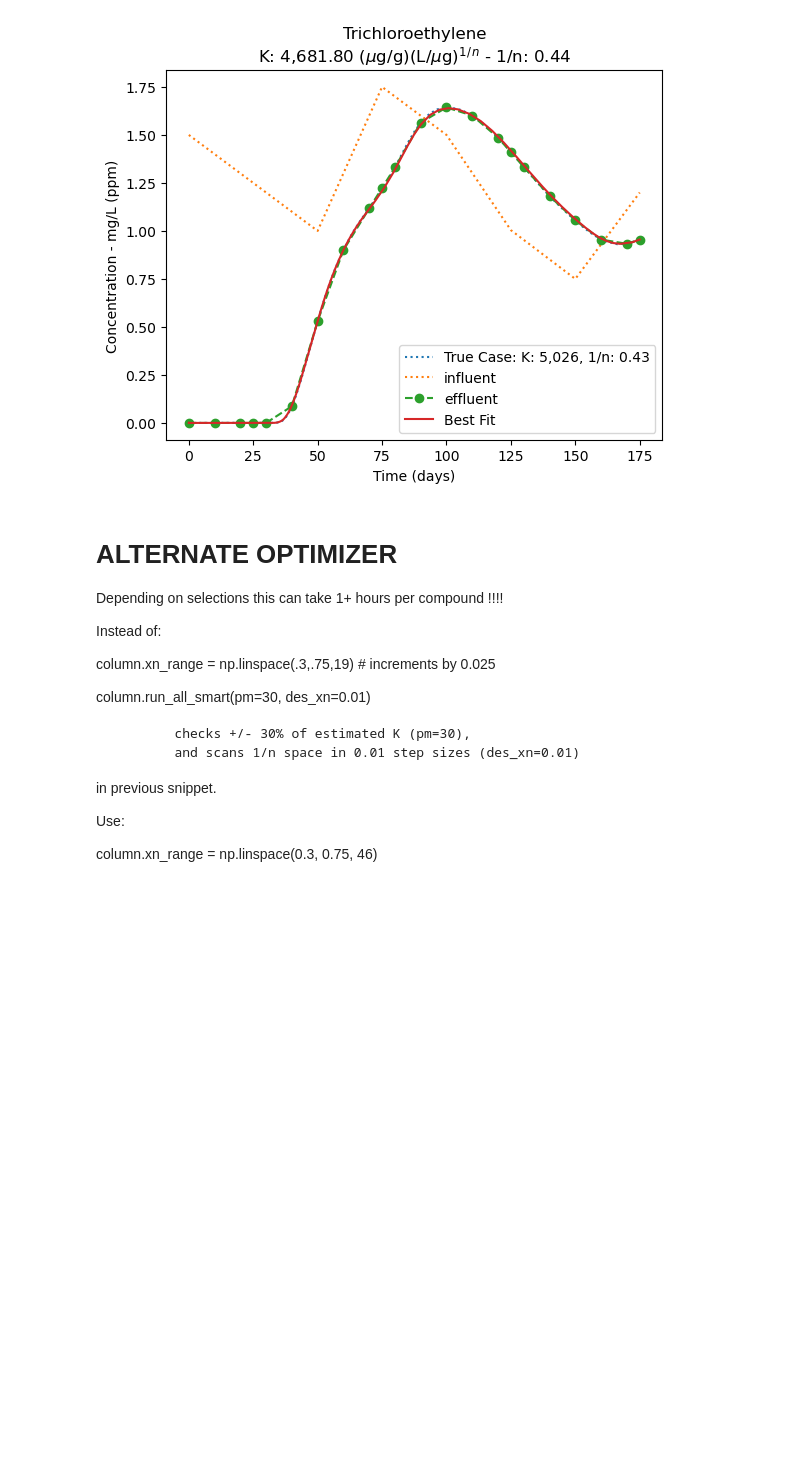
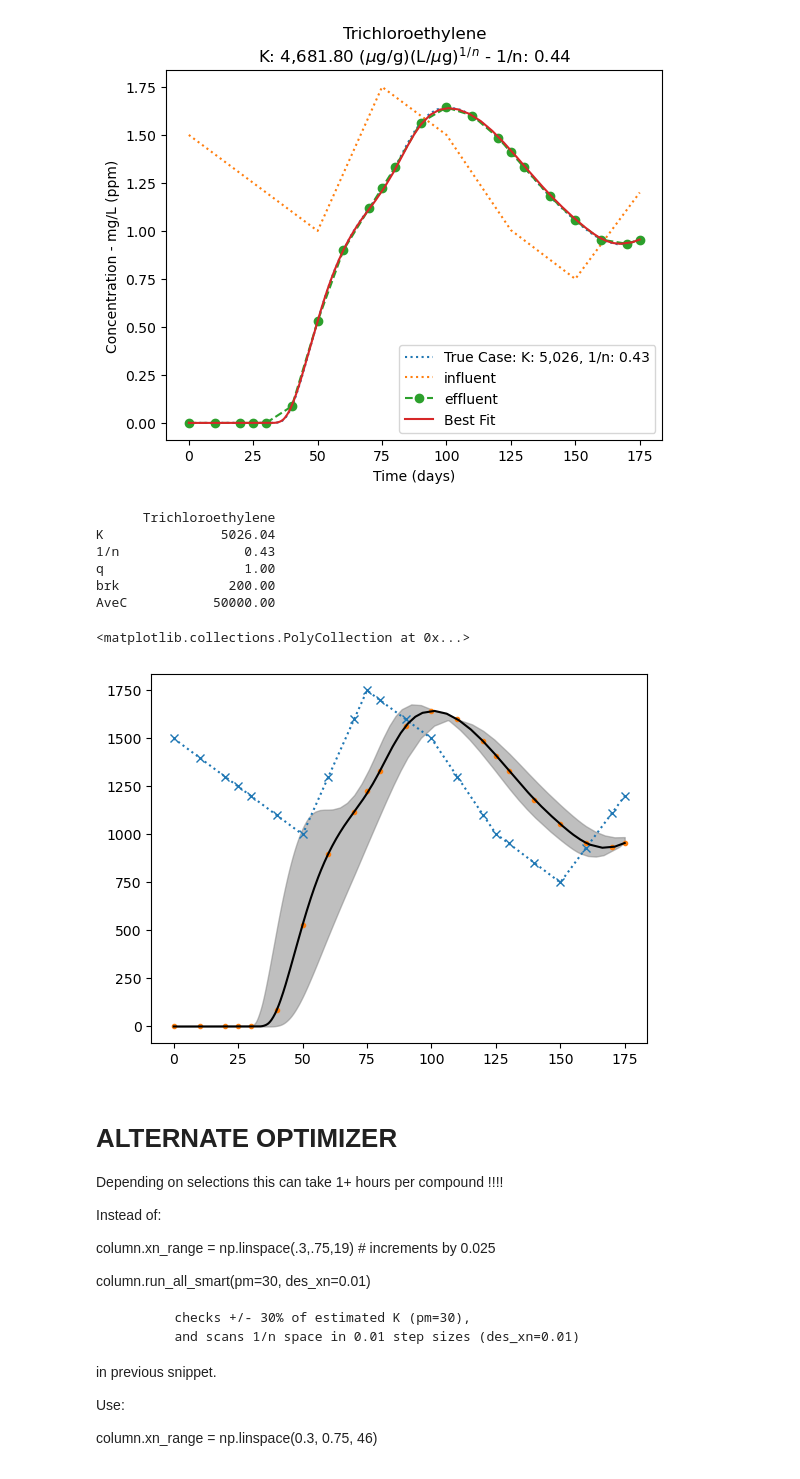
Before and after one commit to USEPA/Water_Treatment_Models, a Jupyter notebook: PSDM/Simple_Example.ipynb, the cells around one changed output. Cells and saved outputs as stored; diff of their text form; code cells hidden in the pictures; blank space fills up the shorter version.

Commit message:
adding model_uncertainty to example

```diff
--- a/PSDM/Simple_Example.ipynb
+++ b/PSDM/Simple_Example.ipynb
@@ -363,6 +363,67 @@ q          25402.643694
 brk           92.000000
 AveC        1362.580645
 [figure]
+# %%
+## Updated Model Running Capability
+## .model_uncertainty() will automatically run on a column object
+column = PSDM.PSDM(column_info[carbons[0]],
+                   chem_data,
+                   raw_data,
+                   nr=8,
+                   nz=12,
+                   k_data=k_data,
+                   chem_type=chem_type,
+                   water_type=water_type,
+                   optimize=False
+                   )
+
+print(column.k_data)
+
+# column.model_uncertainty(capacity='None')
+column.model_uncertainty()
+## model_uncertainty now stores model results directly to column object, default is capacity=10, which runs +/-10% in capacity parameters
+
+fix, ax = plt.subplots(1,1)
+
+for i in range(len(column.data_df.columns)):
+    sub_data = column.data_df[column.data_df.columns[i]]
+    # print(sub_data)
+    if 'influent' in column.data_df.columns[i]:
+        ls=':'
+        marker='x'
+    else:
+        ls='None'
+        marker='.'
+    ax.plot(sub_data.index,
+             sub_data.values,
+             ls=ls,
+             marker=marker)
+
+ax.plot(column.results.index,
+         column.results.values,
+         ls='-',
+         marker='None',
+         color='black')
+
+# print(column.results)
+# print(column.uncertainty_results)
+
+ax.fill_between(column.uncertainty_results.index,
+                column.uncertainty_results['lower'].values.astype('float64').T[0],
+                column.uncertainty_results['upper'].values.astype('float64').T[0],
+                color='grey',
+                alpha=0.5)
+
+### NOTE: direct use of '.values' only works for this example because there is only a single compound. Otherwise, compound must be specified individually.
+# %% [output]
+      Trichloroethylene
+K               5026.04
+1/n                0.43
+q                  1.00
+brk              200.00
+AveC           50000.00
+<matplotlib.collections.PolyCollection at 0x...>
+[figure, added]
 # %% [markdown]
 # ALTERNATE OPTIMIZER
 Depending on selections this can take 1+ hours per compound !!!!
```
